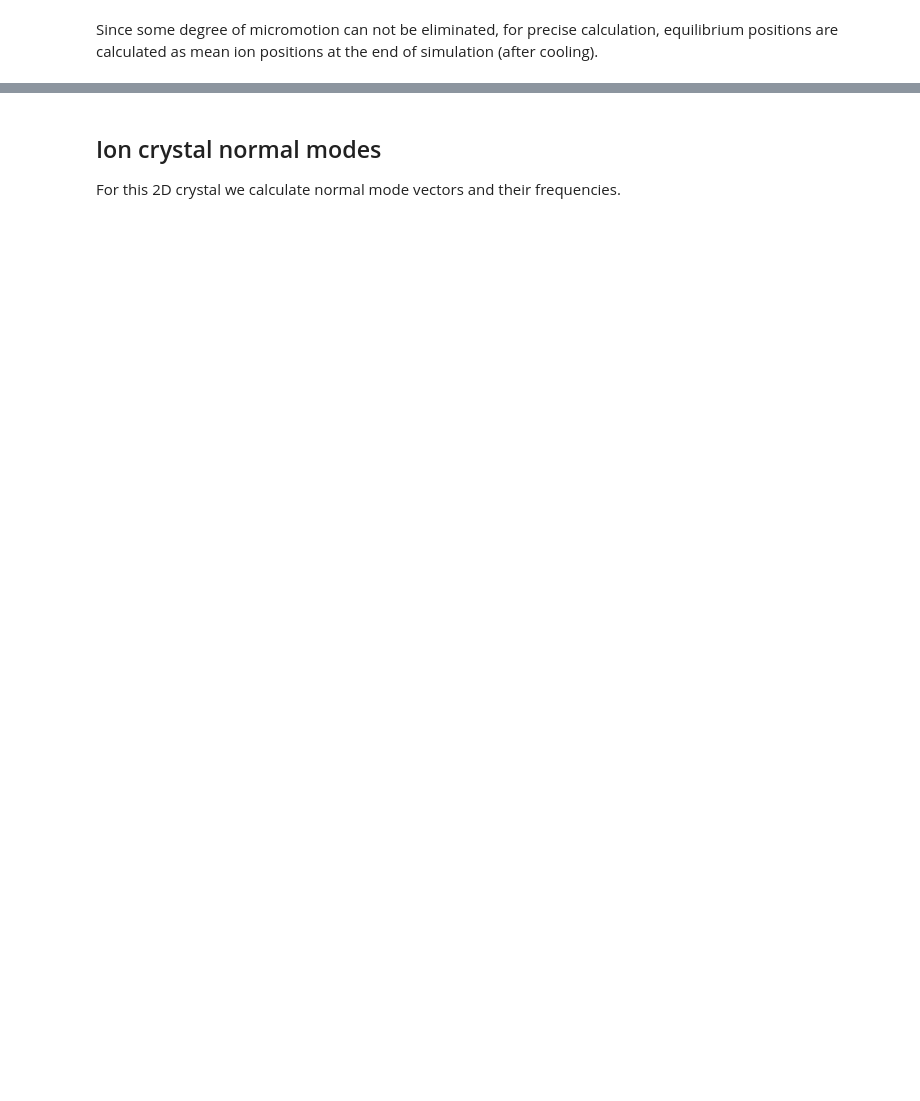
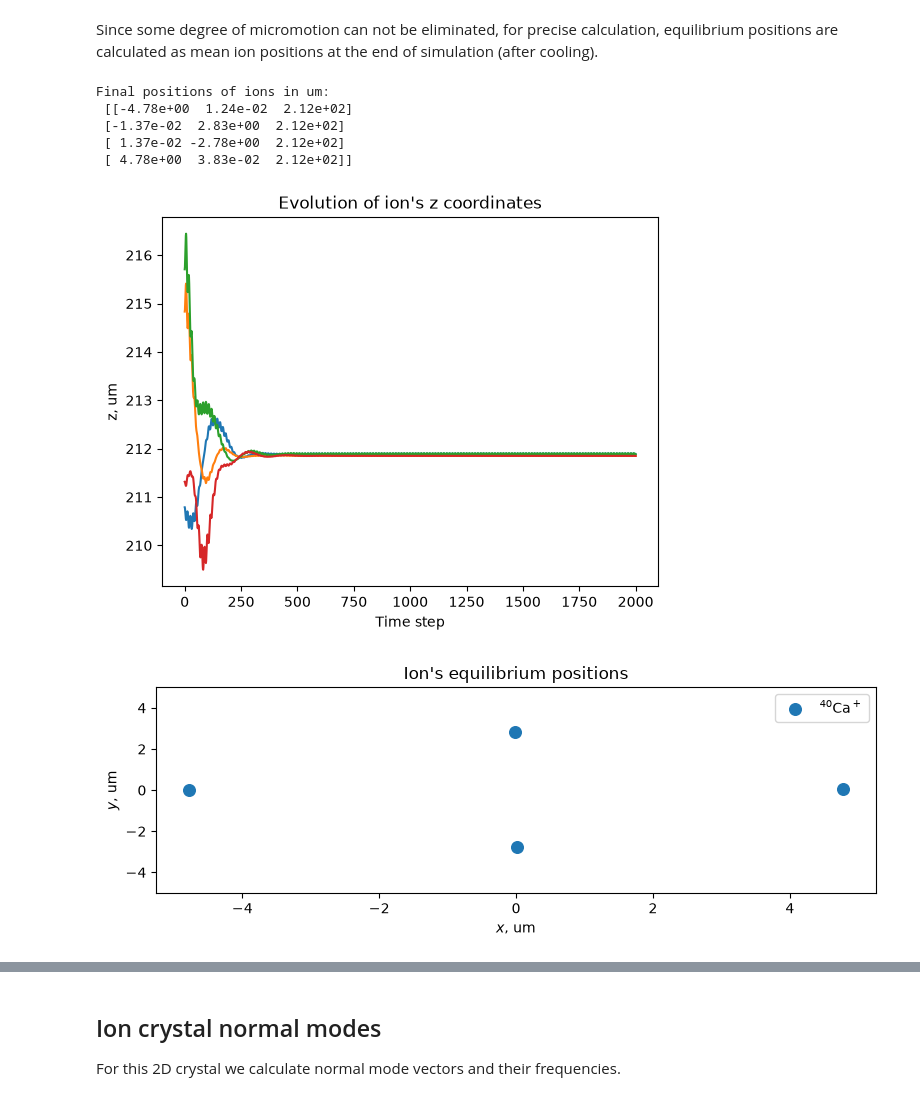
Before and after one commit to underforestaaa/Sion, a Jupyter notebook: examples/2D_crystal_modes.ipynb, the cells around one changed output, grey strips where cells are left out. Cells and saved outputs as stored; diff of their text form; code cells hidden in the pictures; blank space fills up the shorter version.

Commit message:
Prepare surface-ion 1.1.2 for release
Fix packaging metadata and notebook paths/outputs; tighten gitignore.

```diff
--- a/examples/2D_crystal_modes.ipynb
+++ b/examples/2D_crystal_modes.ipynb
@@ -19,0 +1,23 @@ Outputs will be saved to: C:\sion\Sion\examples\supplementary
+# %%
+from pathlib import Path
+
+
+def _resolve_examples_dir() -> Path:
+    cwd = Path.cwd().resolve()
+
+    for candidate in (cwd, *cwd.parents):
+        if candidate.name == "examples":
+            return candidate
+
+        examples_dir = candidate / "examples"
+        if examples_dir.is_dir():
+            return examples_dir
+
+    raise RuntimeError("Could not locate examples directory")
+
+
+examples_dir = _resolve_examples_dir()
+output_dir = examples_dir / "supplementary"
+output_dir.mkdir(parents=True, exist_ok=True)
+
+print(f"Outputs will be saved to: {output_dir}")
@@ -132,7 +136,7 @@ x0 = x*1e-6
 """Simulation"""
 
 #insert your path to this file here
-name = 'supplementary/2d_crystal_modes'
+name = str(output_dir / "2d_crystal_modes")
 
 s = pl.Simulation(name)
 
@@ -150,9 +154,9 @@ s.append(sn.polygon_trap([Omega, Omega], rf_set, dc_set, RF_electrodes, DC_elect
 s.append(pl.langevinbath(0, 1e-7))
 
 #files with simulation information
-s.append(pl.dump('supplementary/2Dpositions3_eq.txt', variables=['x', 'y', 'z'], steps=10))
+s.append(pl.dump(str(output_dir / "2Dpositions3_eq.txt"), variables=['x', 'y', 'z'], steps=10))
 s.append(pl.evolve(2e4))
 
-s.execute(mpi_processes=2, omp_threads=1)
+s.execute(mpi_processes=1, omp_threads=1)
 # %% [output]
 Reducing timestep to 2.652582384864922e-10 sec
@@ -176,7 +180,7 @@ Per MPI rank memory allocation (min/avg/max) = 3.288 | 3.413 | 3.538 Mbytes
 Since some degree of micromotion can not be eliminated, for precise calculation, equilibrium positions are calculated as mean ion positions at the end of simulation (after cooling).
 # %%
 ion_number = 4
-_, data = pl.readdump('supplementary/2Dpositions3_eq.txt')
+_, data = pl.readdump(str(output_dir / "2Dpositions3_eq.txt"))
 data *= 1e6
 
 final_x = data[-1, :, 0]
@@ -187,33 +191,41 @@ ion_positions = np.zeros([ion_number, 3])
 
 sort = np.argsort(final_x)
 
 k=0
 for i in sort:
     ion_positions[k] = np.array([final_x[i], final_y[i], final_z[i]])
     k+=1
 
 np.set_printoptions(2)
 print('Final positions of ions in um:\n', ion_positions)
 
 
 plt.figure()
 for n in range(ion_number):
     plt.plot(data[:, n, 2])
 plt.title('Evolution of ion\'s z coordinates')
 plt.xlabel('Time step')
 plt.ylabel('z, um')
 plt.show()
 
 # Plot of the final ion crystal configuration
 plt.figure(figsize = (8, 3))
 plt.scatter(data[-1, :, 0], data[-1, :, 1], label = '$^{40}$Ca$^+$', s = 70)
 plt.title('Ion\'s equilibrium positions')
 plt.xlabel('$x$, um')
 plt.ylabel('$y$, um')
 plt.ylim([-5, 5])
 plt.legend()
 plt.tight_layout()
 plt.show()
+# %% [output]
+Final positions of ions in um:
+ [[-4.78e+00  1.24e-02  2.12e+02]
+ [-1.37e-02  2.83e+00  2.12e+02]
+ [ 1.37e-02 -2.78e+00  2.12e+02]
+ [ 4.78e+00  3.83e-02  2.12e+02]]
+[figure, added]
+[figure, added]
 # %%
 ion_masses = [mass for el in range(ion_number)]
 final_positions = []
```
Also changed, not shown: parts of 14 cells of this notebook, 14 other files.
